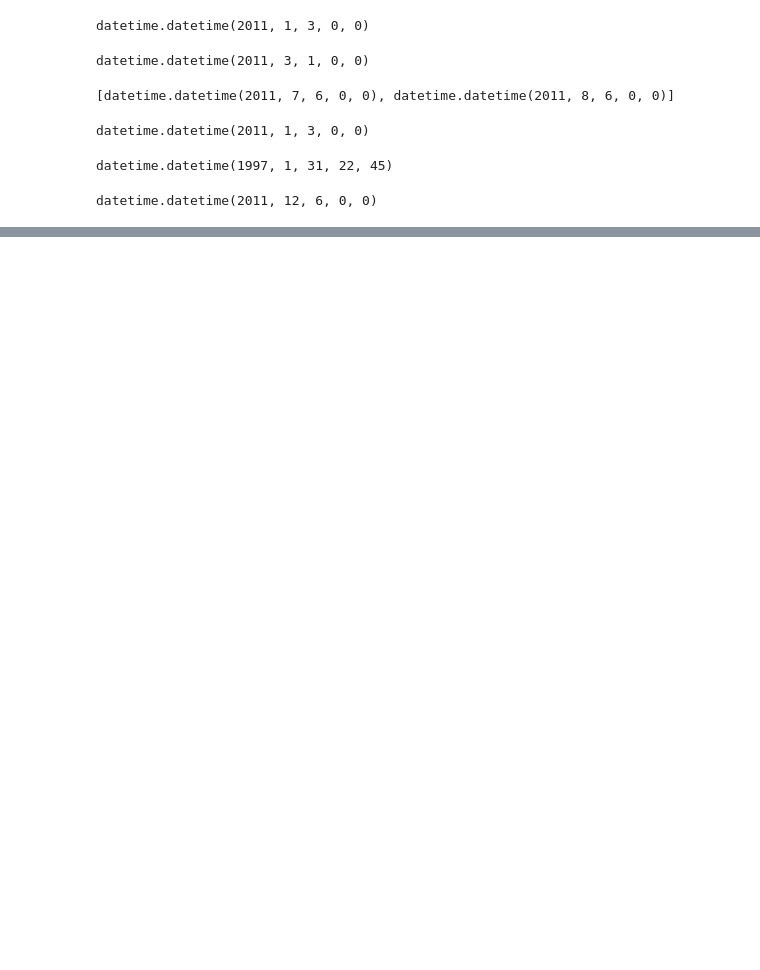
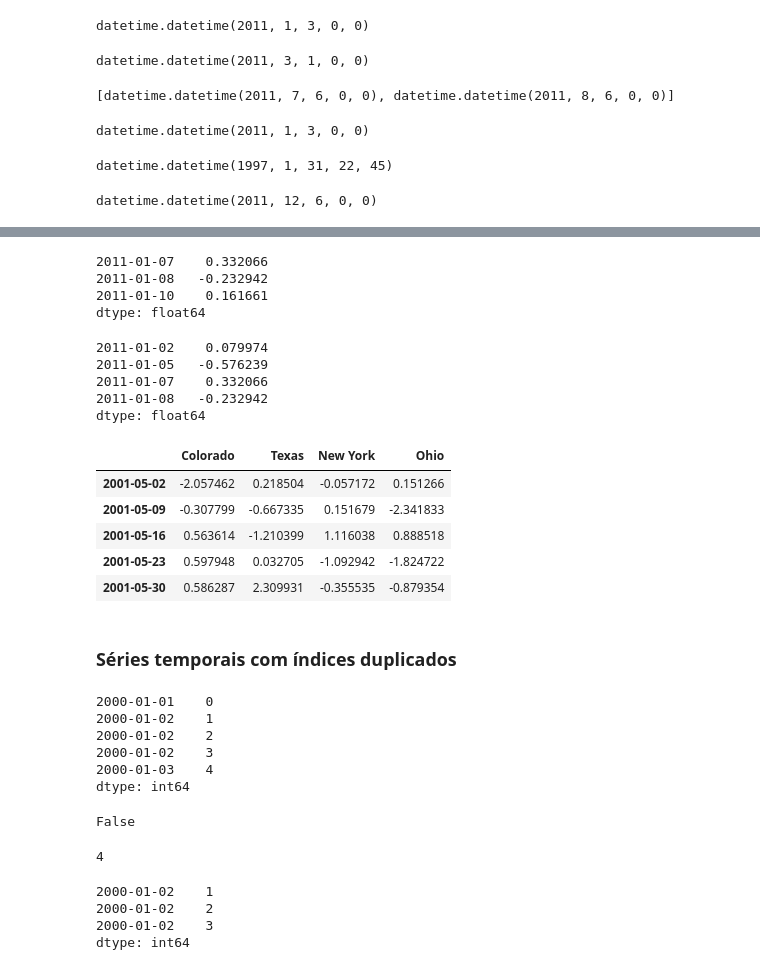
Before and after one commit to fabiodm7/dataScience, a Jupyter notebook: PythonAnaliseDados/11.Tempo.ipynb, the cells around one changed output, grey strips where cells are left out. Saved outputs shown, nothing was run; the diff lists cells and outputs as text; code cells hidden in the pictures; blank space fills up the shorter version.

```diff
--- a/PythonAnaliseDados/11.Tempo.ipynb
+++ b/PythonAnaliseDados/11.Tempo.ipynb
@@ -91,0 +242,58 @@ datetime.datetime(2011, 12, 6, 0, 0)
+# %%
+ts['1/6/2011':'1/11/2011']
+# %% [output]
+2011-01-07    0.332066
+2011-01-08   -0.232942
+2011-01-10    0.161661
+dtype: float64
+# %%
+ts.truncate(after='1/9/2011')
+# %% [output]
+2011-01-02    0.079974
+2011-01-05   -0.576239
+2011-01-07    0.332066
+2011-01-08   -0.232942
+dtype: float64
+# %%
+dates = pd.date_range('1/1/2000', periods=100, freq='W-WED')
+
+long_df = pd.DataFrame(np.random.randn(100,4),index=dates,columns=['Colorado','Texas','New York','Ohio'])
+
+long_df.loc['5-2001']
+# %% [output]
+|  | Colorado | Texas | New York | Ohio |
+| 2001-05-02 | -2.057462 | 0.218504 | -0.057172 | 0.151266 |
+| 2001-05-09 | -0.307799 | -0.667335 | 0.151679 | -2.341833 |
+| 2001-05-16 | 0.563614 | -1.210399 | 1.116038 | 0.888518 |
+| 2001-05-23 | 0.597948 | 0.032705 | -1.092942 | -1.824722 |
+| 2001-05-30 | 0.586287 | 2.309931 | -0.355535 | -0.879354 |
+# %% [markdown]
+### Séries temporais com índices duplicados
+# %%
+dates = pd.DatetimeIndex(['1/1/2000','1/2/2000','1/2/2000','1/2/2000','1/3/2000'])
+
+dup_ts = pd.Series(np.arange(5), index=dates)
+
+dup_ts
+# %% [output]
+2000-01-01    0
+2000-01-02    1
+2000-01-02    2
+2000-01-02    3
+2000-01-03    4
+dtype: int64
+# %%
+dup_ts.index.is_unique
+# %% [output]
+False
+# %%
+dup_ts['1/3/2000'] # não duplicado
+# %% [output]
+4
+# %%
+dup_ts['1/2/2000'] # duplicado
+# %% [output]
+2000-01-02    1
+2000-01-02    2
+2000-01-02    3
+dtype: int64
```
Also changed, not shown: parts of 111 cells of this notebook.
